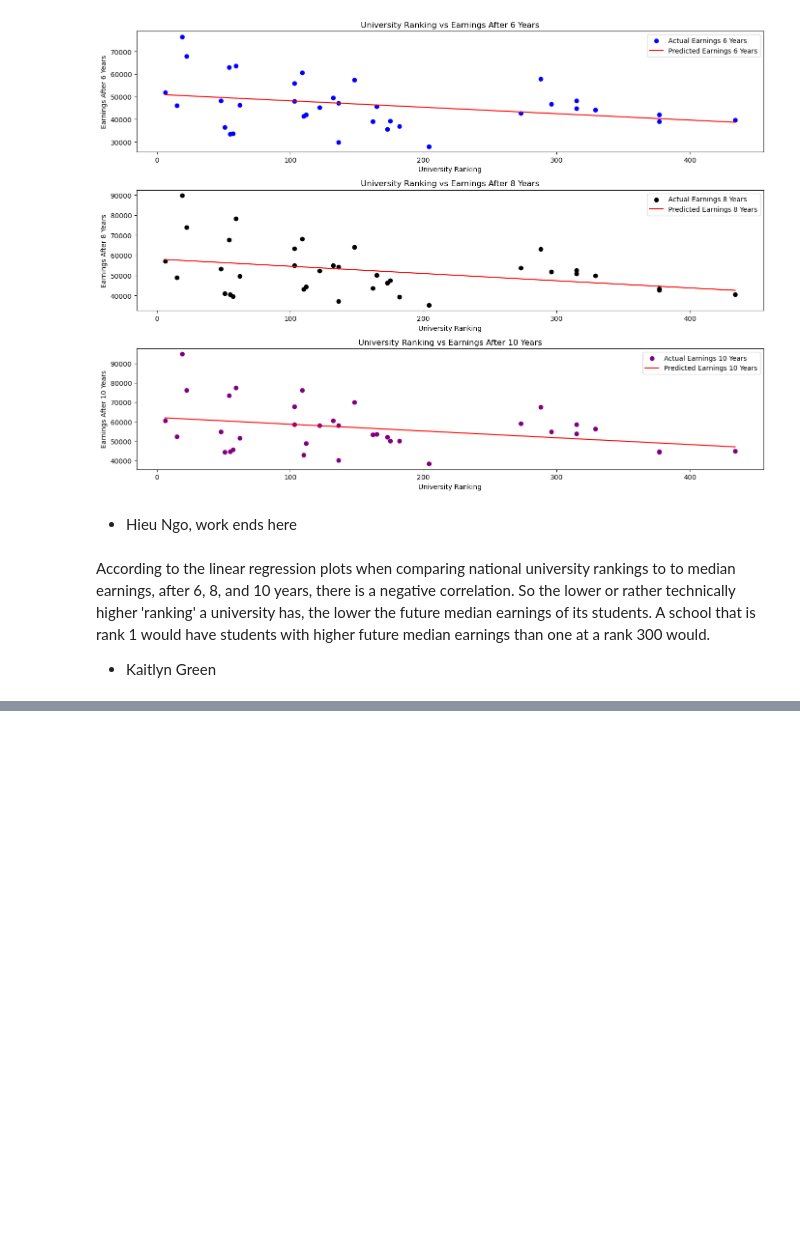
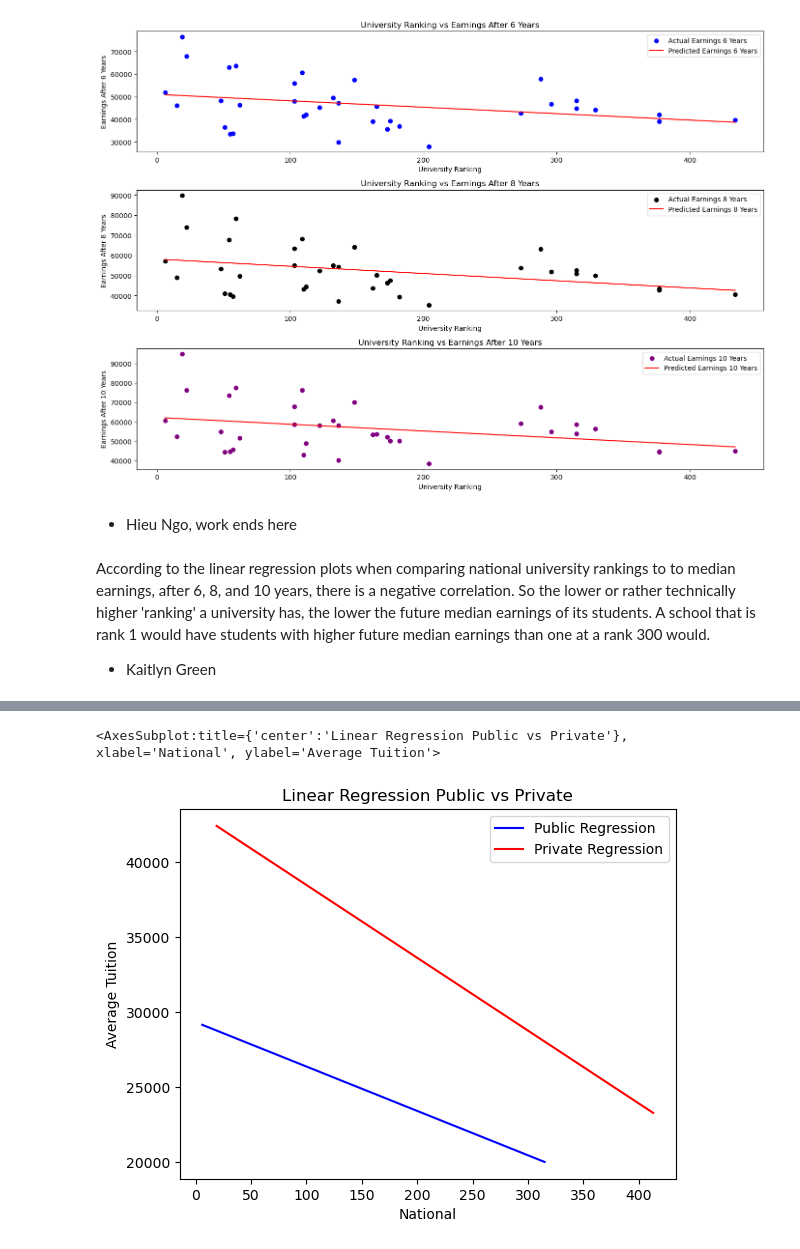
Before and after one commit to estherkdy/CS3654-Project, a Jupyter notebook: Project1.ipynb, the cells around one changed output, grey strips where cells are left out. Saved outputs shown, nothing was run; the diff lists cells and outputs as text; code cells hidden in the pictures; blank space fills up the shorter version.

```diff
--- a/Project1.ipynb
+++ b/Project1.ipynb
@@ -317,0 +395,8 @@ According to the linear regression plots when comparing national university rank
+# %%
+#Regression plots
+ax3 = pub_df.plot(x = 'National', y = 'Pred_pub', color = 'blue', label = 'Public Regression')
+priv_df.plot(x = 'National', y = 'Pred_priv', color = 'red', ax = ax3, label = 'Private Regression',
+             ylabel = 'Average Tuition', title = "Linear Regression Public vs Private")
+# %% [output]
+<AxesSubplot:title={'center':'Linear Regression Public vs Private'}, xlabel='National', ylabel='Average Tuition'>
+[figure, added]
```
Also changed, not shown: parts of 26 cells of this notebook.
